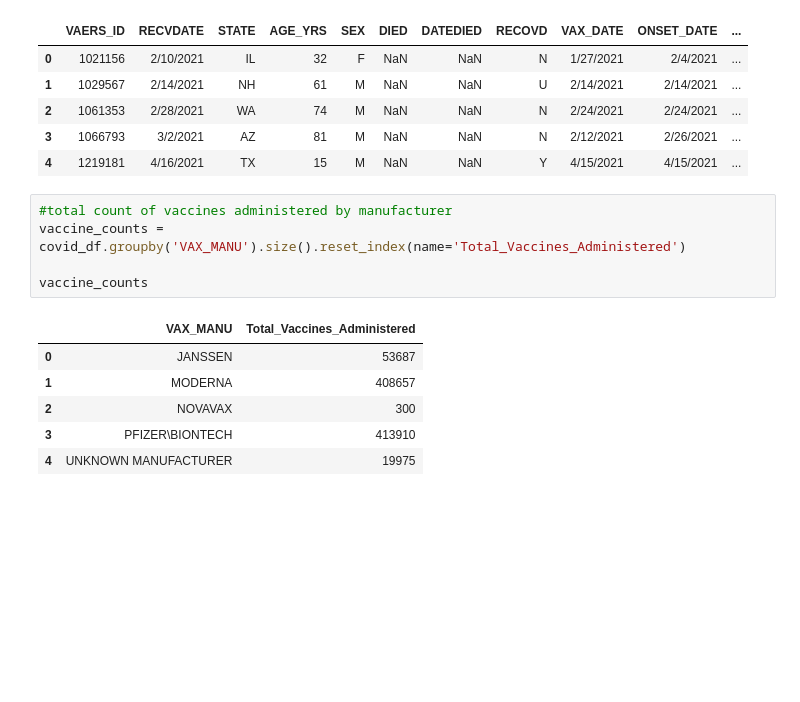
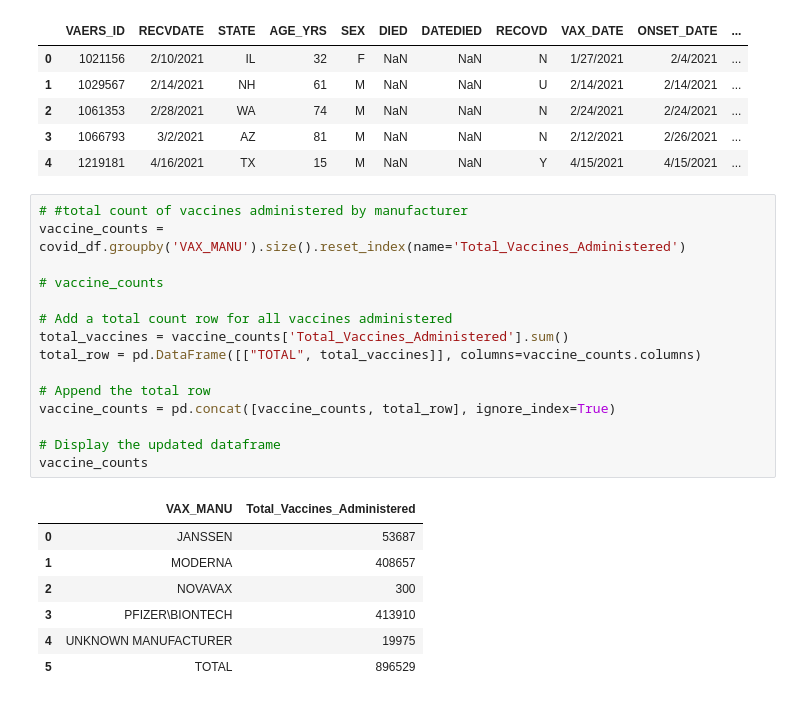
Before and after one commit to eli-crawley/covid_health, a Jupyter notebook: individual_works/lroberts.ipynb, the cells around one changed output. Cells and saved outputs as stored; diff of their text form; blank space fills up the shorter version.

```diff
--- a/individual_works/lroberts.ipynb
+++ b/individual_works/lroberts.ipynb
@@ -45,15 +45,26 @@ covid_df.head()
 | 3 | 1066793 | 3/2/2021 | AZ | 81 | M | NaN | NaN | N | 2/12/2021 | 2/26/2021 | ... |
 | 4 | 1219181 | 4/16/2021 | TX | 15 | M | NaN | NaN | Y | 4/15/2021 | 4/15/2021 | ... |
 # %%
-#total count of vaccines administered by manufacturer
+# #total count of vaccines administered by manufacturer
 vaccine_counts = covid_df.groupby('VAX_MANU').size().reset_index(name='Total_Vaccines_Administered')
 
+# vaccine_counts
+
+# Add a total count row for all vaccines administered
+total_vaccines = vaccine_counts['Total_Vaccines_Administered'].sum()
+total_row = pd.DataFrame([["TOTAL", total_vaccines]], columns=vaccine_counts.columns)
+
+# Append the total row
+vaccine_counts = pd.concat([vaccine_counts, total_row], ignore_index=True)
+
+# Display the updated dataframe
 vaccine_counts
 # %% [output]
 |  | VAX_MANU | Total_Vaccines_Administered |
 | 0 | JANSSEN | 53687 |
 | 1 | MODERNA | 408657 |
 | 2 | NOVAVAX | 300 |
 | 3 | PFIZER\BIONTECH | 413910 |
 | 4 | UNKNOWN MANUFACTURER | 19975 |
+| 5 | TOTAL | 896529 |
 # %%
```
Also changed, not shown: parts of 9 cells of this notebook, 2 other files.
